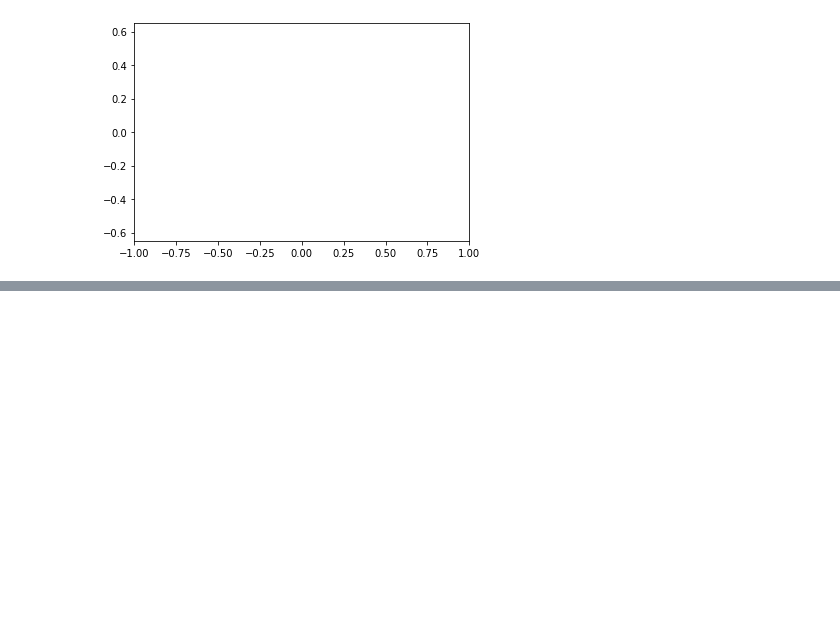
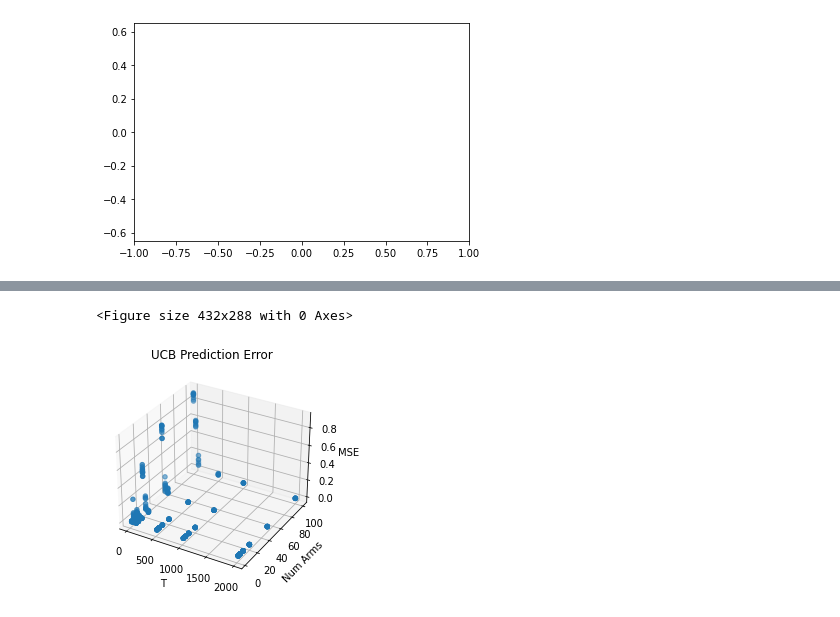
Before and after one commit to EtashGuha/InvLinUCB, a Jupyter notebook: LinUCB.ipynb, the cells around one changed output, grey strips where cells are left out. Cells and saved outputs as stored; diff of their text form; code cells hidden in the pictures; blank space fills up the shorter version.

```diff
--- a/LinUCB.ipynb
+++ b/LinUCB.ipynb
@@ -230,7 +230,7 @@ def estimate_ucb_means_lp(alg):
     for t, ele in enumerate(alg.action_idxs):
         for i in range(len(action_set)):
             if i != ele and t >= len(action_set):
-                m.addConstr(all_vars[t][ele] + UCB.gcb(T, alpha, num_pulls[ele][t-1]) - all_vars[t][i] - UCB.gcb(T, alpha, num_pulls[i][t - 1]) >= 0)
+                m.addConstr(all_vars[t][ele] + UCB.gcb(T, alg.alpha, num_pulls[ele][t-1]) - all_vars[t][i] - UCB.gcb(T, alg.alpha, num_pulls[i][t - 1]) >= 0)
                 if t + 1 < T:
                     m.addConstr(all_vars[t + 1][i] - all_vars[t][i] == 0)
             m.addConstr(all_vars[t][i] >= 0)
@@ -366,0 +414,19 @@ print(theta/np.linalg.norm(theta))
+# %%
+Ts = [10, 50, 100, 500, 1000, 2000]
+NumArmss = [2, 5, 10, 20, 50, 100]
+num_epochs = 10
+ucb_errors = {}
+linucb_errors = {}
+for T in Ts:
+    ucb_errors[T] = {}
+    linucb_errors[T] = {}
+    for num_arms in NumArmss:
+        ucb_errors[T][num_arms] = []
+        linucb_errors[T][num_arms] = []
+        for _ in range(num_epochs):
+            theta = np.matrix(generate_random_vec(dim = 2))
+            action_set = np.matrix([generate_random_vec(dim = 2) for _ in range(num_arms)])
+            ucb_error = test_UCB(theta, action_set, T=T)
+            lin_ucb_error = test_LinUCB(theta, action_set, T=T)
+            linucb_errors[T][num_arms].append(lin_ucb_error)
+            ucb_errors[T][num_arms].append(ucb_error)
@@ -366,0 +643,27 @@ print(theta/np.linalg.norm(theta))
+# %%
+from mpl_toolkits.mplot3d import Axes3D
+from scipy.interpolate import griddata
+import matplotlib.pyplot as plt
+import numpy as np
+
+def plot(errors, title):
+    plt.clf()
+    data = []
+    for T in Ts:
+        for num_arms in NumArmss:
+            for ele in errors[T][num_arms]:
+                data.append((T, num_arms, ele))
+    x, y, z = zip(*data)
+    fig = plt.figure()
+    ax = fig.add_subplot(projection='3d')
+    ax.set_title(title)
+    ax.scatter(x,y,z)
+    ax.set_xlabel("T")
+    ax.set_ylabel("Num Arms")
+    ax.set_zlabel("MSE")
+    plt.show()
+# %%
+plot(ucb_errors, "UCB Prediction Error")
+# %% [output]
+<Figure size 432x288 with 0 Axes>
+[figure, added]
```
Also changed, not shown: parts of 14 cells of this notebook, 1 other file.
